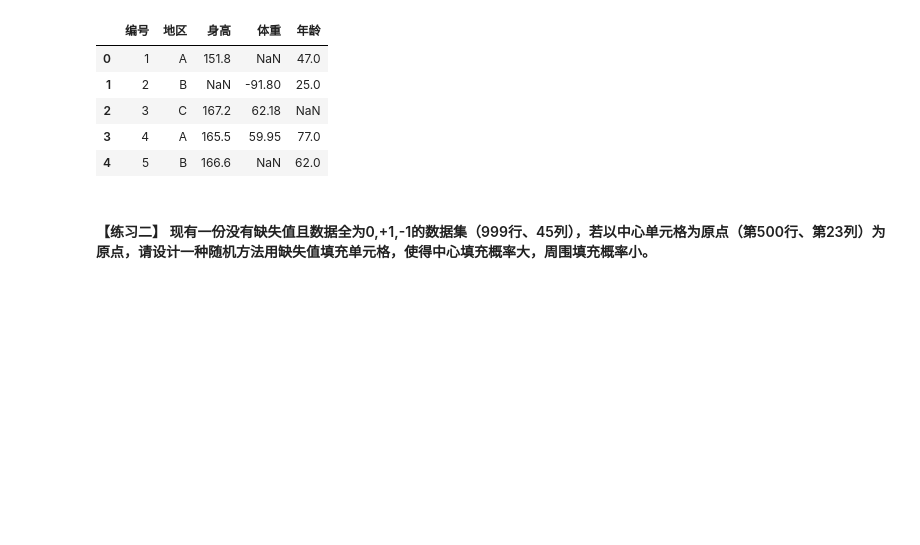
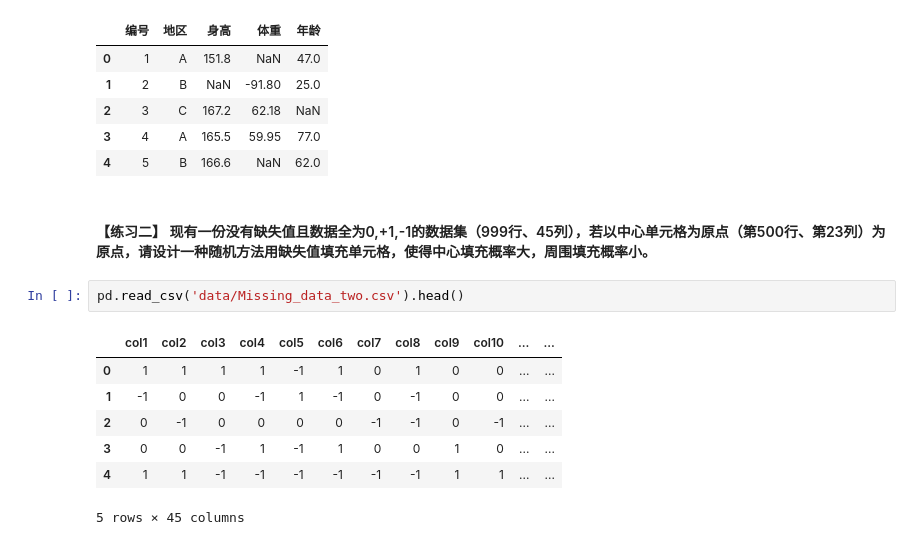
Before and after one commit to datawhalechina/joyful-pandas, a Jupyter notebook: 第6章 缺失数据.ipynb, the cells around one changed output. Drawn from its saved outputs; the diff is of its cells as text; blank space fills up the shorter version.

```diff
--- a/第6章 缺失数据.ipynb
+++ b/第6章 缺失数据.ipynb
@@ -909,3 +909,13 @@ pd.read_csv('data/Missing_data_one.csv').head()
 | 4 | 5 | B | 166.6 | NaN | 62.0 |
 # %% [markdown]
 #### 【练习二】 现有一份没有缺失值且数据全为0,+1,-1的数据集（999行、45列），若以中心单元格为原点（第500行、第23列）为原点，请设计一种随机方法用缺失值填充单元格，使得中心填充概率大，周围填充概率小。
+# %%
+pd.read_csv('data/Missing_data_two.csv').head()
+# %% [output]
+|  | col1 | col2 | col3 | col4 | col5 | col6 | col7 | col8 | col9 | col10 | ... | ... |
+| 0 | 1 | 1 | 1 | 1 | -1 | 1 | 0 | 1 | 0 | 0 | ... | ... |
+| 1 | -1 | 0 | 0 | -1 | 1 | -1 | 0 | -1 | 0 | 0 | ... | ... |
+| 2 | 0 | -1 | 0 | 0 | 0 | 0 | -1 | -1 | 0 | -1 | ... | ... |
+| 3 | 0 | 0 | -1 | 1 | -1 | 1 | 0 | 0 | 1 | 0 | ... | ... |
+| 4 | 1 | 1 | -1 | -1 | -1 | -1 | -1 | -1 | 1 | 1 | ... | ... |
+5 rows × 45 columns
```
Also changed, not shown: parts of 5 cells of this notebook.
